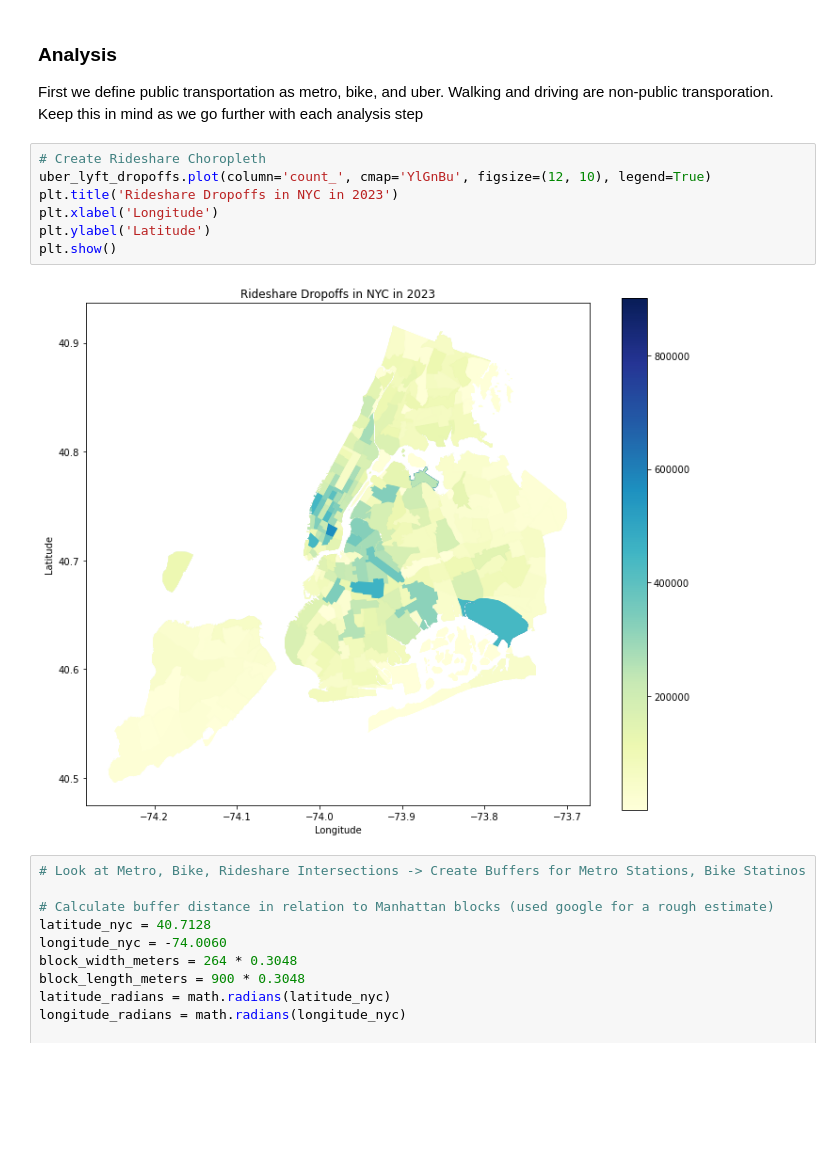
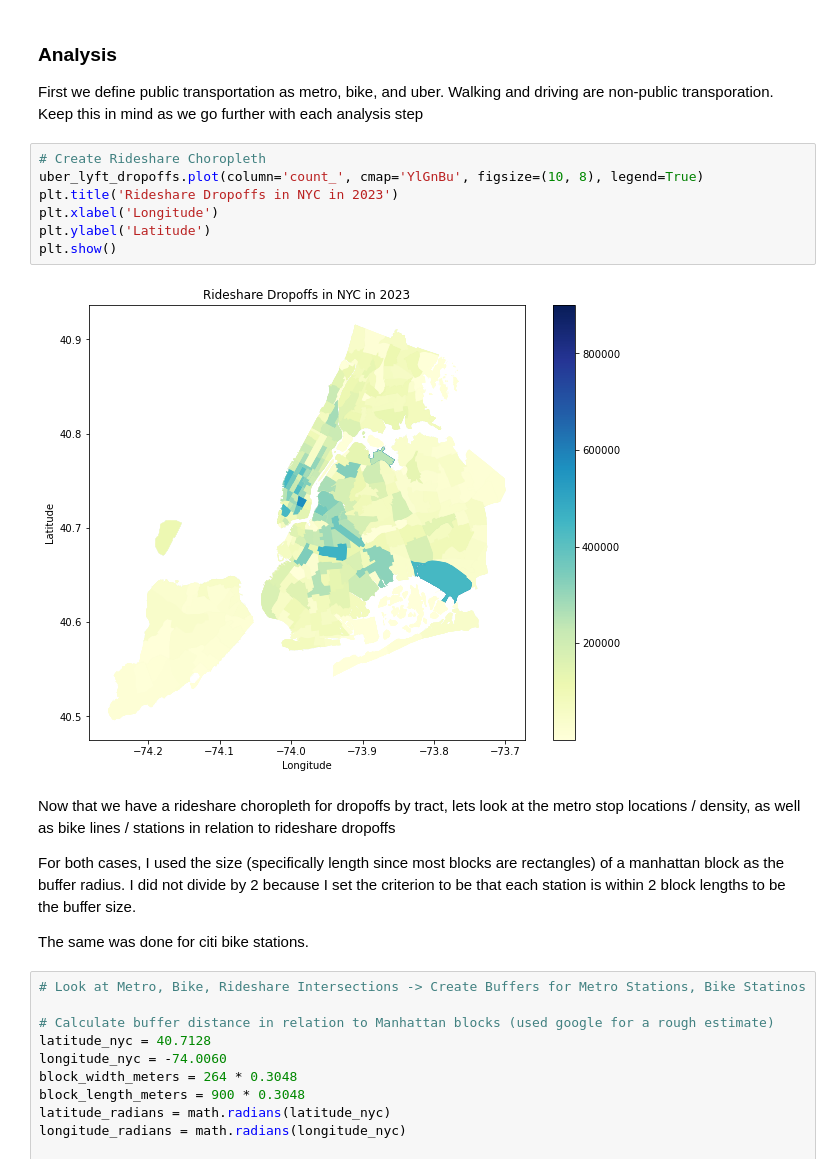
Before and after one commit to natdosan/causal-analysis-nyc-transit, a Jupyter notebook: final_project_031824.ipynb, the cells around one changed output. Saved outputs shown, nothing was run; the diff lists cells and outputs as text; blank space fills up the shorter version.

```diff
--- a/final_project_031824.ipynb
+++ b/final_project_031824.ipynb
@@ -95,13 +96,19 @@ uber_lyft_dropoffs.head(1)
 First we define public transportation as metro, bike, and uber. Walking and driving are non-public transporation. Keep this in mind as we go further with each analysis step
 # %%
 # Create Rideshare Choropleth
-uber_lyft_dropoffs.plot(column='count_', cmap='YlGnBu', figsize=(12, 10), legend=True)
+uber_lyft_dropoffs.plot(column='count_', cmap='YlGnBu', figsize=(10, 8), legend=True)
 plt.title('Rideshare Dropoffs in NYC in 2023')
 plt.xlabel('Longitude')
 plt.ylabel('Latitude')
 plt.show()
 # %% [output]
-[figure, old version]
+[figure, new version]
+# %% [markdown]
+Now that we have a rideshare choropleth for dropoffs by tract, lets look at the metro stop locations / density, as well as bike lines / stations in relation to rideshare dropoffs
+
+For both cases, I used the size (specifically length since most blocks are rectangles) of a manhattan block as the buffer radius. I did not divide by 2 because I set the criterion to be that each station is within 2 block lengths to be the buffer size.
+
+The same was done for citi bike stations.
 # %%
 # Look at Metro, Bike, Rideshare Intersections -> Create Buffers for Metro Stations, Bike Statinos
 
```
Also changed, not shown: parts of 11 cells of this notebook.
